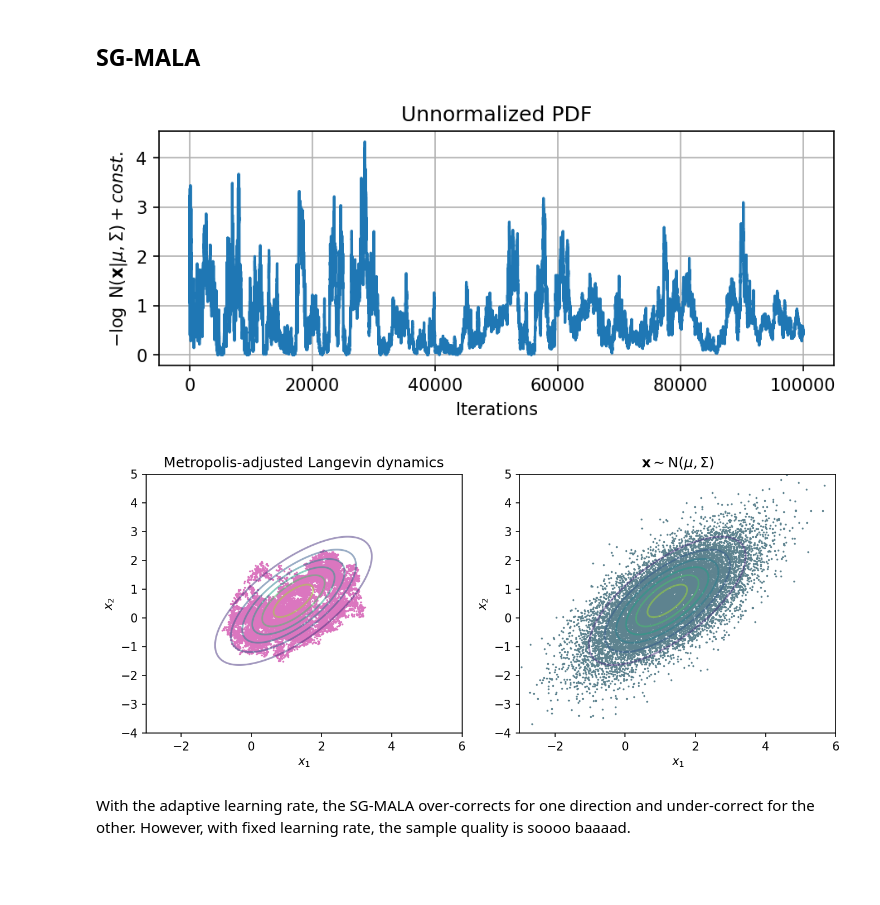
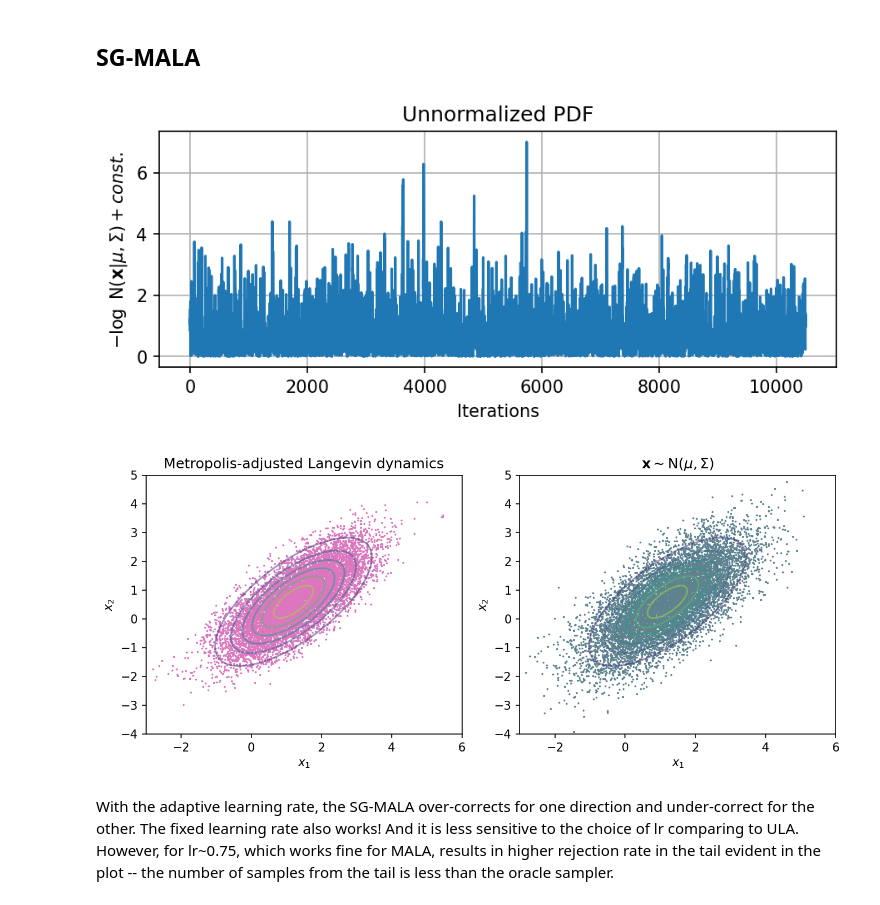
Before and after one commit to shushuzh/608-project, a Jupyter notebook: src/project.ipynb, the cells around one changed output. Cells and saved outputs as stored; diff of their text form; code cells hidden in the pictures; blank space fills up the shorter version.

```diff
--- a/src/project.ipynb
+++ b/src/project.ipynb
@@ -72,6 +72,8 @@ cov = (
 )
 gaussian_dist = GaussianDistribution(mu, cov, device=device)
 # %%
+# tensorflow distrbution
+tfd = tfp.distributions
 m = mu.numpy()
 sigma = cov.numpy()
 gaussian = tfd.MultivariateNormalFullCovariance(
@@ -346,75 +362,64 @@ When using fixed learning rate, the samples are highly correlated, moreover, doe
 # %% [markdown]
 ## SG-MALA
 # %%
-max_itr = int(1e5)
+max_itr = int(1e4+500)
 x = torch.zeros([2], requires_grad=True, device=device)
 
 mala = MetropolisAdjustedLangevin(
     x,
     gaussian_dist.nl_pdf,
-    lr=1e-1,
+    lr=0.1,
     # lr_final=4e-2,
     max_itr=max_itr,
     device=device
 )
 
-hist_samples = []
-loss_log = []
+hist_samples_sgmala = []
+loss_log_sgmala = []
 for j in tqdm(range(max_itr)):
     est, loss = mala.sample()
-    loss_log.append(loss)
-    if j%3 == 0:
-        hist_samples.append(est.cpu().numpy())
-est_samples = np.array(hist_samples)[200:]
+    loss_log_sgmala.append(loss)
+    # if j%3 == 0:
+    # if without thinning -- same setup as MCMC
+    hist_samples_sgmala.append(est.cpu().numpy())
+est_samples_sgmala = np.array(hist_samples_sgmala)[200:]
 
-num_samples = est_samples.shape[0]
-true_samples = np.zeros([num_samples, 2])
-for j in range(num_samples):
-    true_samples[j, :] = gaussian_dist.sample().cpu().numpy()
+num_samples_sgmala = est_samples_sgmala.shape[0]
+true_samples_sgmala = np.zeros([num_samples_sgmala, 2])
+for j in range(num_samples_sgmala):
+    true_samples_sgmala[j, :] = gaussian_dist.sample().cpu().numpy()
 # %%
-from  scipy.stats import multivariate_normal
-
-# contour plot
-N = 300
-X = np.linspace(-2, 7, N)
-Y = np.linspace(-3, 6, N)
-X, Y = np.meshgrid(X, Y)
-pos = np.dstack((X, Y))
-rv = multivariate_normal(mu, cov)
-Z = rv.pdf(pos)
-
-
 fig = plt.figure("training logs - net", dpi=150, figsize=(7, 2.5))
-plt.plot(loss_log)
+plt.plot(loss_log_sgmala)
 plt.title("Unnormalized PDF")
 plt.xlabel("Iterations")
 plt.ylabel(r"$- \log \ \mathrm{N}(\mathbf{x} | \mu, \Sigma) + const.$")
 plt.grid()
 
 fig = plt.figure(dpi=150, figsize=(9, 4))
 plt.subplot(121)
 plt.contour(X, Y, Z, alpha=0.5)
-plt.scatter(est_samples[5000::2, 0], est_samples[5000::2, 1], s=.5,
+plt.scatter(est_samples_sgmala[500:, 0], est_samples_sgmala[500:, 1], s=.5,
             color="#db76bf")
 plt.xlabel(r"$x_1$")
 plt.ylabel(r"$x_2$")
 plt.xlim([-3, 6])
 plt.ylim([-4, 5])
 plt.title("Metropolis-adjusted Langevin dynamics")
 
 plt.subplot(122)
 plt.contour(X, Y, Z, alpha=0.5)
-p2 = plt.scatter(true_samples[5000::2, 0], true_samples[5000::2, 1], s=.5,
+p2 = plt.scatter(true_samples_sgmala[500:, 0], true_samples_sgmala[500:, 1], s=.5,
                  color="#5e838f")
 plt.xlabel(r"$x_1$")
 plt.ylabel(r"$x_2$")
 plt.xlim([-3, 6])
 plt.ylim([-4, 5])
 plt.title(r"$\mathbf{x} \sim \mathrm{N}(\mu, \Sigma)$")
 plt.tight_layout()
 plt.show()
 # %% [output]
-[figure, old version]
+[figure, new version]
-[figure, old version]
+[figure, new version]
 # %% [markdown]
-With the adaptive learning rate, the SG-MALA over-corrects for one direction and under-correct for the other. However, with fixed learning rate, the sample quality is soooo baaaad.
+With the adaptive learning rate, the SG-MALA over-corrects for one direction and under-correct for the other. The fixed learning rate also works! And it is less sensitive to the choice of lr comparing to ULA. However, for lr~0.75, which works fine for MALA, results in higher rejection rate in the tail evident in the plot -- the number of samples from the tail is less than the oracle sampler.
```
Also changed, not shown: parts of 13 cells of this notebook, 4 other files.
